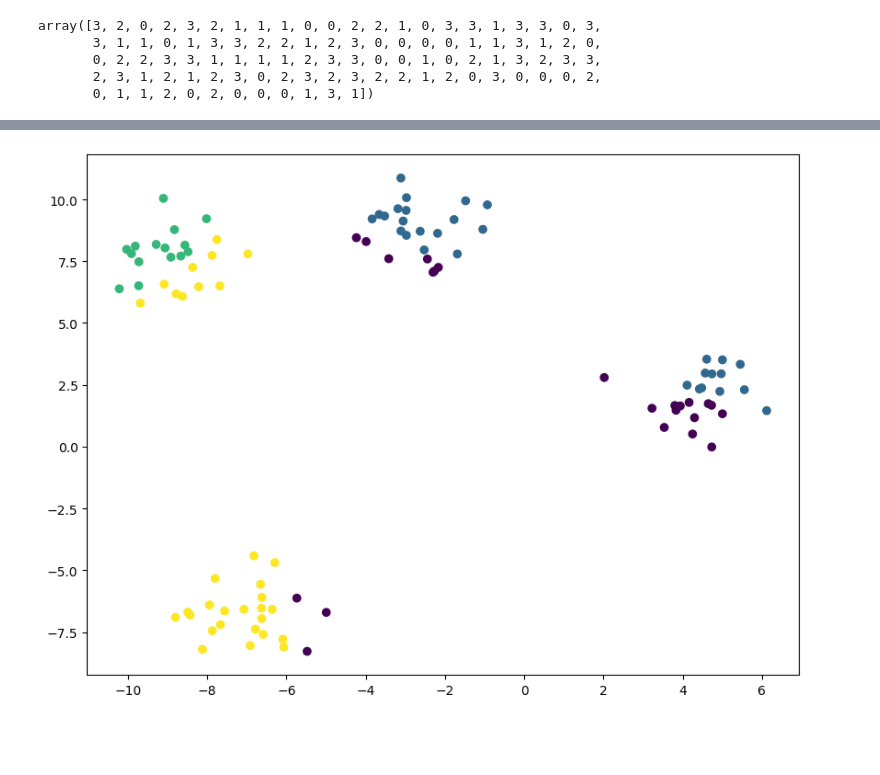
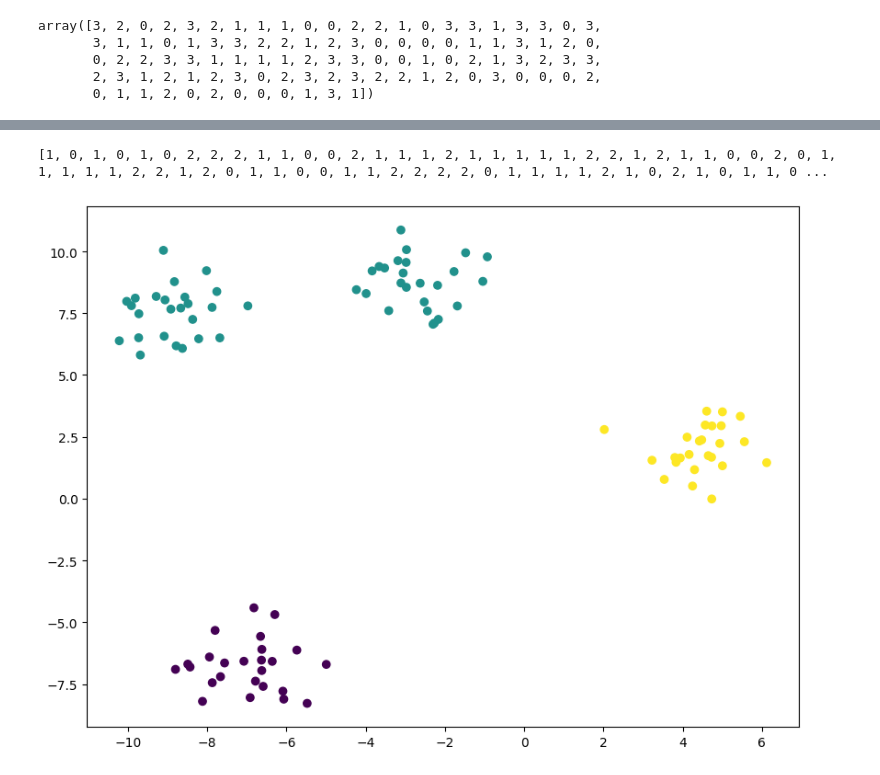
Before and after one commit to windhaunting/Machine-Learning-Deep-Learning-Codes-Practice, a Jupyter notebook: clustering/K_mean_from_scratch.ipynb, the cells around one changed output, grey strips where cells are left out. Saved outputs shown, nothing was run; the diff lists cells and outputs as text; code cells hidden in the pictures; blank space fills up the shorter version.

Commit message:
update_clustering

```diff
--- a/clustering/K_mean_from_scratch.ipynb
+++ b/clustering/K_mean_from_scratch.ipynb
@@ -87,6 +99,7 @@ class kMean(object):
 # %%
 k = 4
+M = X.shape[0]
 kMeanObj = kMean(k)
-clusters = kMeanObj.run_k_mean(X)
-clusters
+clusters_dict = kMeanObj.run_k_mean(X)
+clusters_dict
 # %% [output]
@@ -111,5 +132,13 @@ rand_indx:  [85 82 21 19]
 # %%
 plt.rcParams.update({'figure.figsize':(10,7.5), 'figure.dpi':100})
+
+clusters = [0] * M  # M point, each point belongs to each cluster
+for c, pts_inices in clusters_dict.items():
+  for indx in pts_inices:
+    clusters[indx] = c
+
+print(clusters)
 plt.scatter(X[:, 0], X[:, 1], c=clusters);
 # %% [output]
+[1, 0, 1, 0, 1, 0, 2, 2, 2, 1, 1, 0, 0, 2, 1, 1, 1, 2, 1, 1, 1, 1, 1, 2, 2, 1, 2, 1, 1, 0, 0, 2, 0, 1, 1, 1, 1, 1, 2, 2, 1, 2, 0, 1, 1, 0, 0, 1, 1, 2, 2, 2, 2, 0, 1, 1, 1, 1, 2, 1, 0, 2, 1, 0, 1, 1, 0 ...
-[figure, old version]
+[figure, new version]
```
Also changed, not shown: parts of 2 cells of this notebook.
